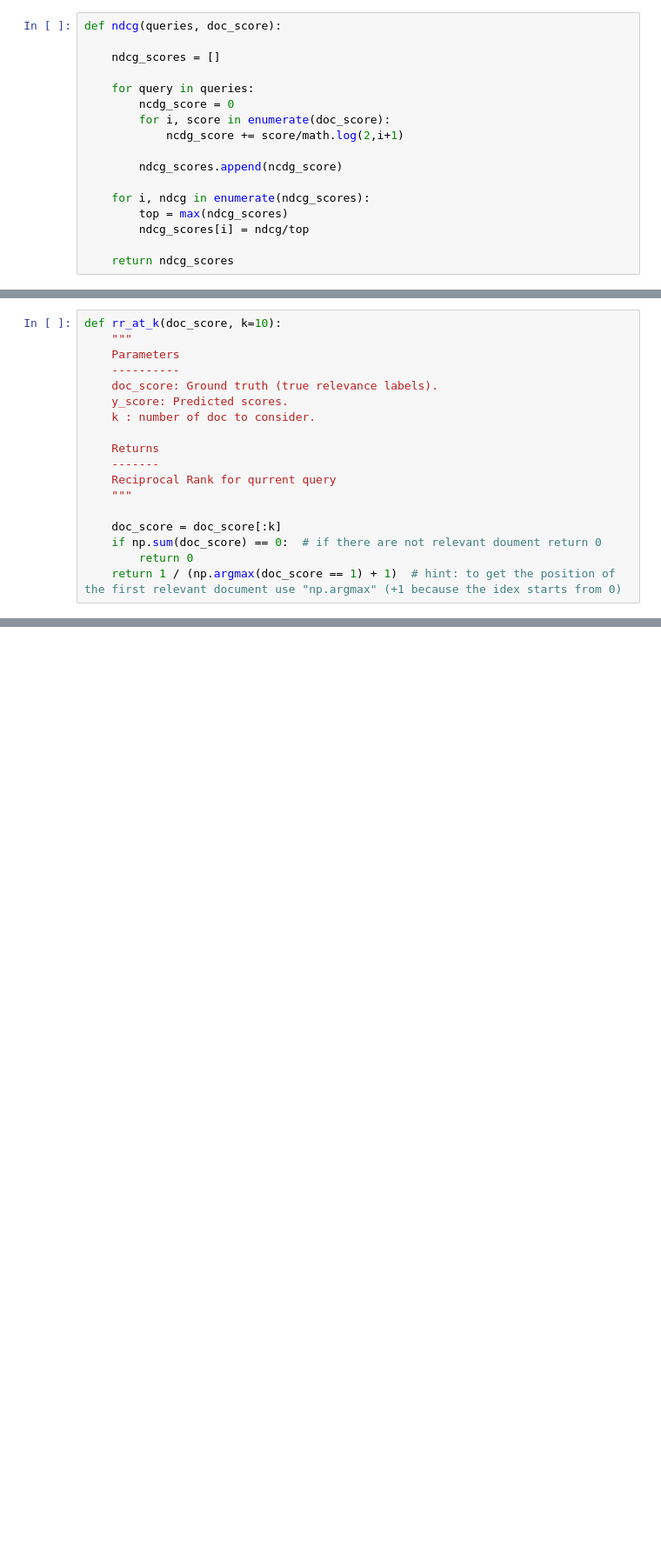
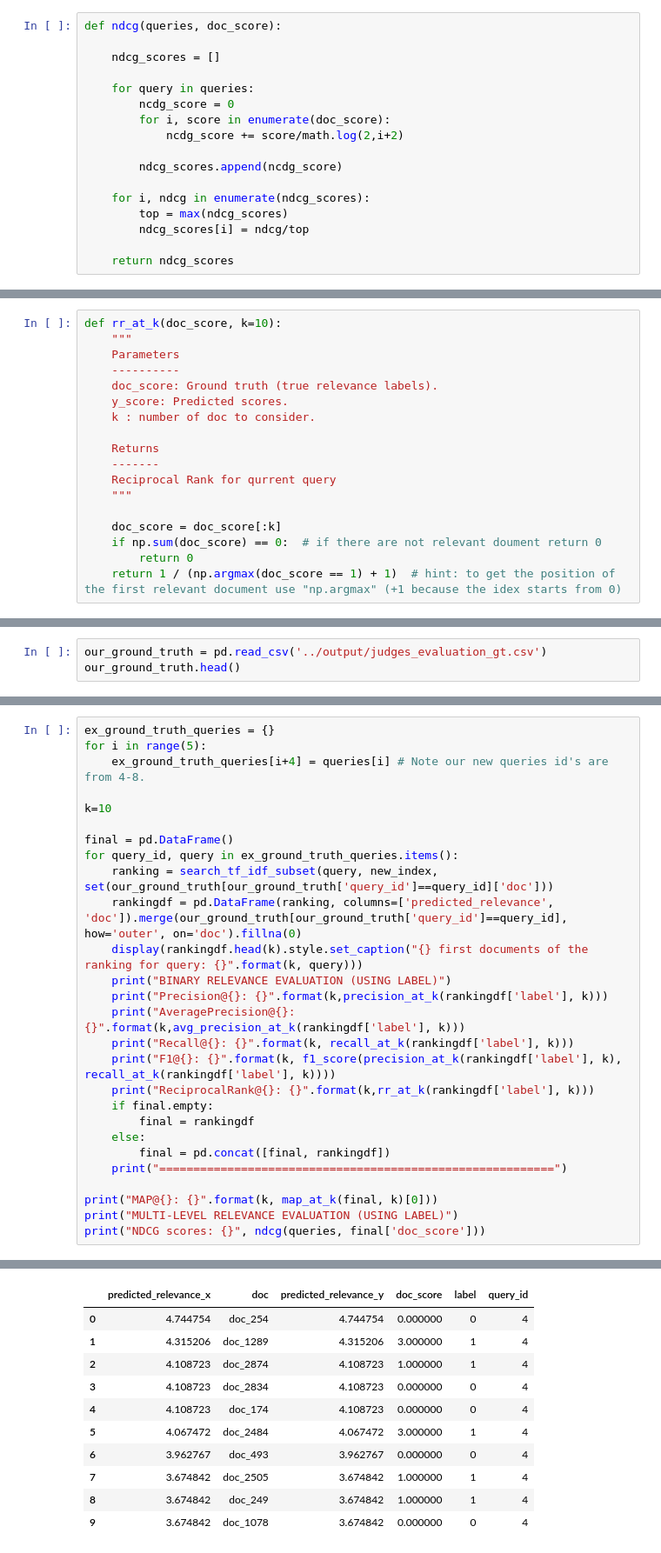
Before and after one commit to nildistefano/IRWA-2022-u172948-u172950-u173483, a Jupyter notebook: Part 2/part_2-nil.ipynb, the cells around one changed output, grey strips where cells are left out. Shown at 87% size. Drawn from its saved outputs; the diff is of its cells as text; blank space fills up the shorter version.

```diff
--- a/Part 2/part_2-nil.ipynb
+++ b/Part 2/part_2-nil.ipynb
@@ -442,7 +413,7 @@ def ndcg(queries, doc_score):
     for query in queries:
         ncdg_score = 0
         for i, score in enumerate(doc_score):
-            ncdg_score += score/math.log(2,i+1)
+            ncdg_score += score/math.log(2,i+2)
 
         ndcg_scores.append(ncdg_score)
 
@@ -594,0 +558,3 @@ plot = TSNE(n_components=2, learning_rate='auto', init='random', perplexity=3).f
+# %%
+our_ground_truth = pd.read_csv('../output/judges_evaluation_gt.csv')
+our_ground_truth.head()
@@ -594,0 +568,28 @@ plot = TSNE(n_components=2, learning_rate='auto', init='random', perplexity=3).f
+# %%
+ex_ground_truth_queries = {}
+for i in range(5):
+    ex_ground_truth_queries[i+4] = queries[i] # Note our new queries id's are from 4-8.
+
+k=10
+
+final = pd.DataFrame()
+for query_id, query in ex_ground_truth_queries.items():
+    ranking = search_tf_idf_subset(query, new_index, set(our_ground_truth[our_ground_truth['query_id']==query_id]['doc']))
+    rankingdf = pd.DataFrame(ranking, columns=['predicted_relevance', 'doc']).merge(our_ground_truth[our_ground_truth['query_id']==query_id], how='outer', on='doc').fillna(0)
+    display(rankingdf.head(k).style.set_caption("{} first documents of the ranking for query: {}".format(k, query)))
+    print("BINARY RELEVANCE EVALUATION (USING LABEL)")
+    print("Precision@{}: {}".format(k,precision_at_k(rankingdf['label'], k)))
+    print("AveragePrecision@{}: {}".format(k,avg_precision_at_k(rankingdf['label'], k)))
+    print("Recall@{}: {}".format(k, recall_at_k(rankingdf['label'], k)))
+    print("F1@{}: {}".format(k, f1_score(precision_at_k(rankingdf['label'], k), recall_at_k(rankingdf['label'], k))))
+    print("ReciprocalRank@{}: {}".format(k,rr_at_k(rankingdf['label'], k)))
+    if final.empty:
+        final = rankingdf
+    else:
+        final = pd.concat([final, rankingdf])
+    print("==========================================================")
+
+print("MAP@{}: {}".format(k, map_at_k(final, k)[0]))
+print("MULTI-LEVEL RELEVANCE EVALUATION (USING LABEL)")
+print("NDCG scores: {}", ndcg(queries, final['doc_score']))
+# %% [output]
@@ -594,0 +597,11 @@ plot = TSNE(n_components=2, learning_rate='auto', init='random', perplexity=3).f
+|  | predicted_relevance_x | doc | predicted_relevance_y | doc_score | label | query_id |
+| 0 | 4.744754 | doc_254 | 4.744754 | 0.000000 | 0 | 4 |
+| 1 | 4.315206 | doc_1289 | 4.315206 | 3.000000 | 1 | 4 |
+| 2 | 4.108723 | doc_2874 | 4.108723 | 1.000000 | 1 | 4 |
+| 3 | 4.108723 | doc_2834 | 4.108723 | 0.000000 | 0 | 4 |
+| 4 | 4.108723 | doc_174 | 4.108723 | 0.000000 | 0 | 4 |
+| 5 | 4.067472 | doc_2484 | 4.067472 | 3.000000 | 1 | 4 |
+| 6 | 3.962767 | doc_493 | 3.962767 | 0.000000 | 0 | 4 |
+| 7 | 3.674842 | doc_2505 | 3.674842 | 1.000000 | 1 | 4 |
+| 8 | 3.674842 | doc_249 | 3.674842 | 1.000000 | 1 | 4 |
+| 9 | 3.674842 | doc_1078 | 3.674842 | 0.000000 | 0 | 4 |
```
Also changed, not shown: parts of 27 cells of this notebook, 1 other file.
